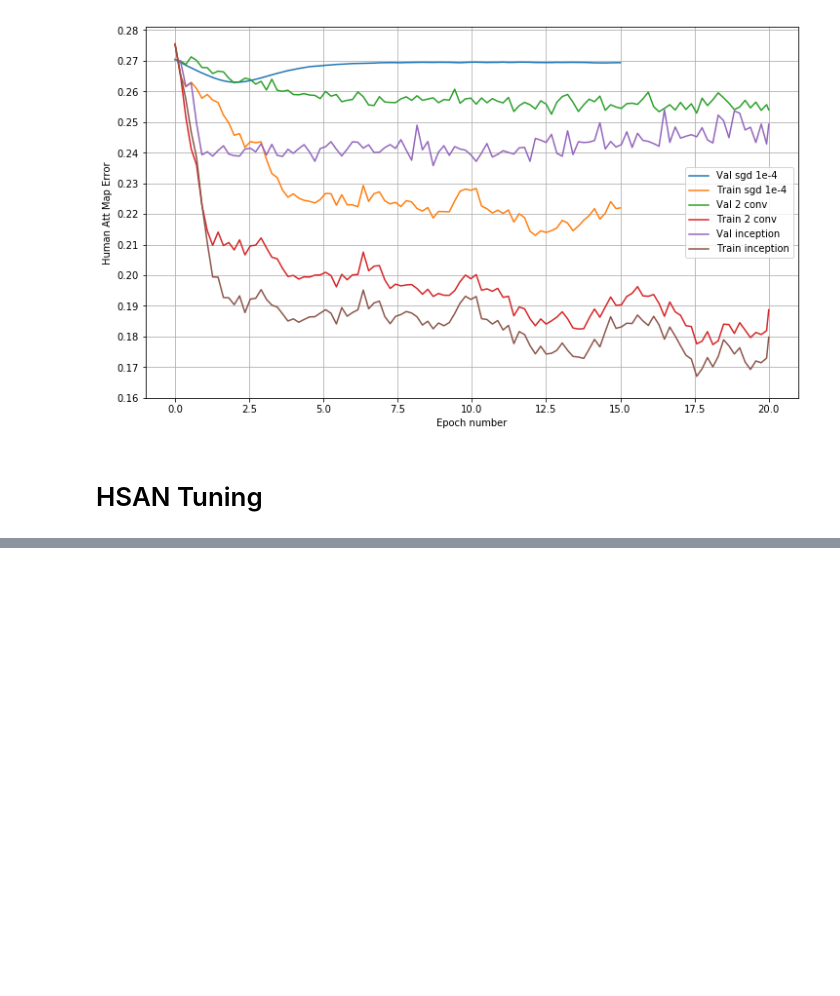
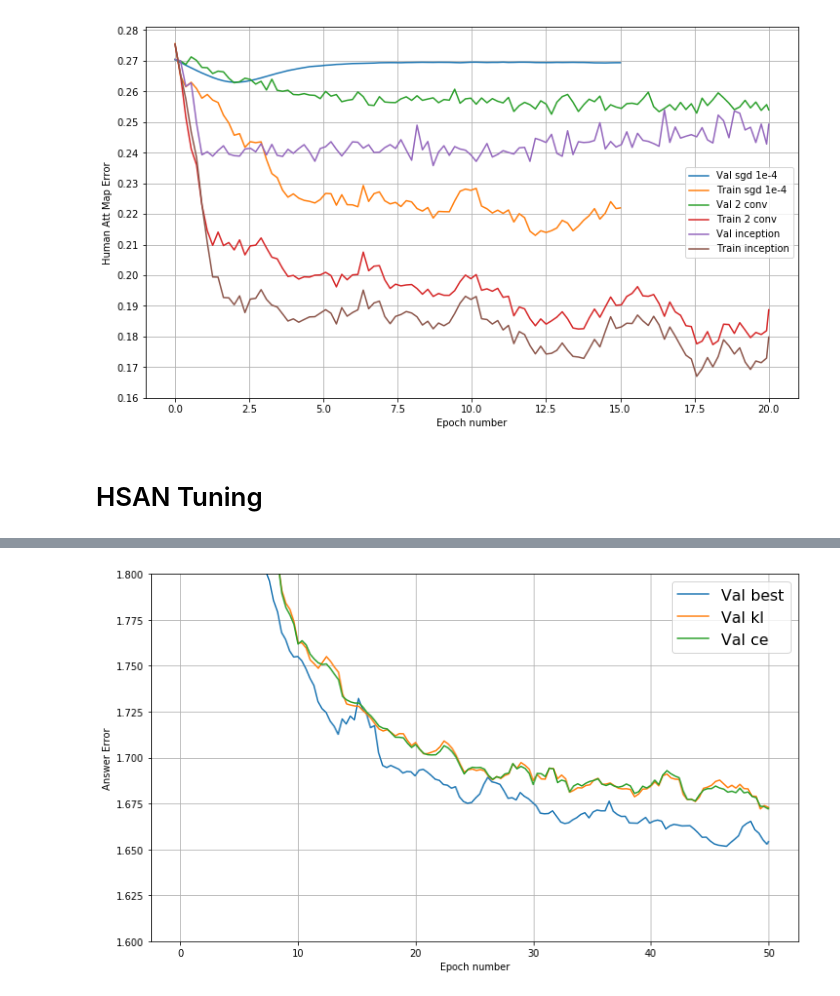
Before and after one commit to goncalomcorreia/vqa_human_attention, a Jupyter notebook: Plots.ipynb, the cells around one changed output, grey strips where cells are left out. Saved outputs shown, nothing was run; the diff lists cells and outputs as text; code cells hidden in the pictures; blank space fills up the shorter version.

```diff
--- a/Plots.ipynb
+++ b/Plots.ipynb
@@ -525,0 +550,16 @@ plt.axis('equal')
+# %%
+fig = plt.figure(figsize=(12, 7))
+ax1 = fig.add_subplot(1, 1, 1)
+for i in xrange(len(x_axis_valid)):
+    ax1.plot(x_axis_valid[i], running_mean(err_valid[i],5), label='Val '+labels[i])
+    #ax1.plot(x_axis_main_train[i], running_mean(err_train[i],10), label='Train '+labels[i])
+ax1.legend(loc=0,prop={'size':16})
+ax1.set_xlabel('Epoch number')
+ax1.set_ylabel('Answer Error')
+#ax1.set_yscale('log')
+ax1.set_ylim(1.6,1.8)
+#ax1.set_xlim(0,5)
+ax1.grid()
+fig.show()
+# %% [output]
+[figure, added]
```
Also changed, not shown: parts of 12 cells of this notebook, 52 other files.
